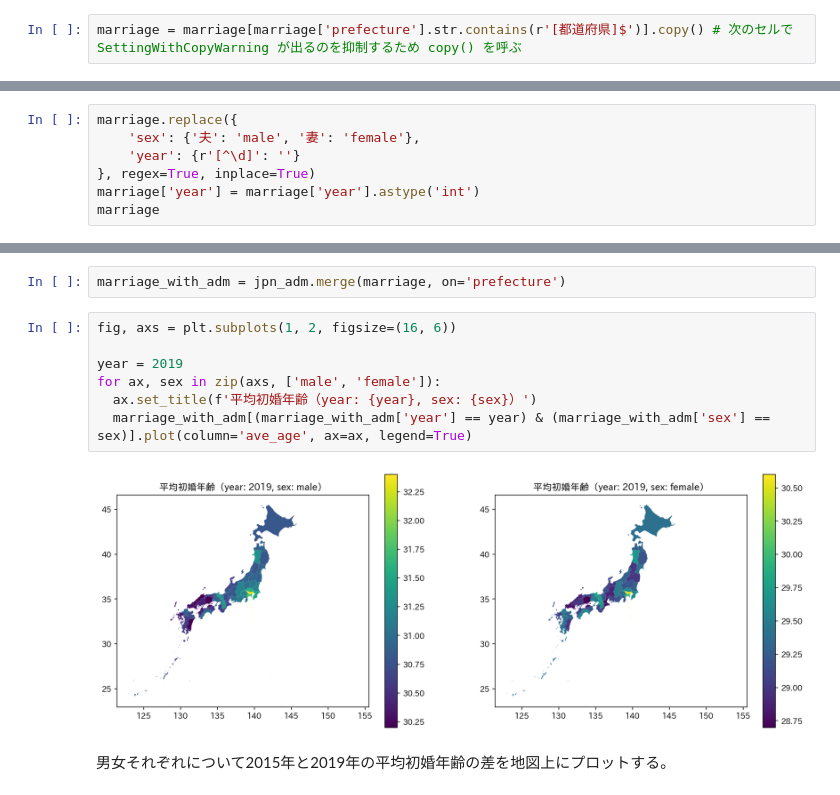
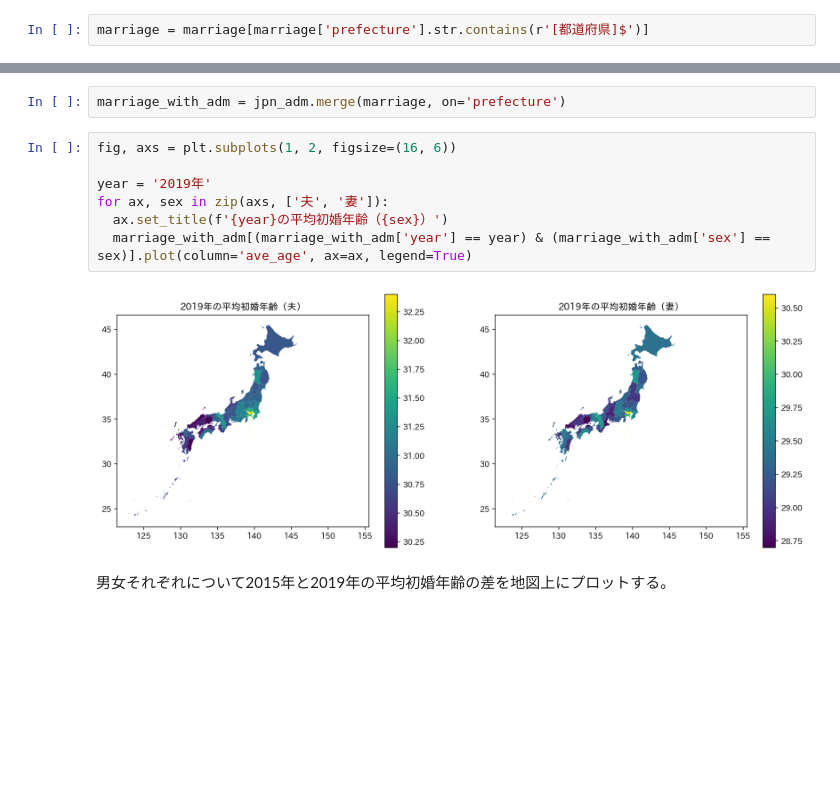
Before and after one commit to sankichi92/satelliteBook, a Jupyter notebook: notebooks/3-2-coordinate.ipynb, the cells around one changed output, grey strips where cells are left out. Saved outputs shown, nothing was run; the diff lists cells and outputs as text; blank space fills up the shorter version.

```diff
--- a/notebooks/3-2-coordinate.ipynb
+++ b/notebooks/3-2-coordinate.ipynb
@@ -67,4 +67,4 @@ marriage
 # %% [markdown]
 都道府県以外のデータを除く。
 # %%
-marriage = marriage[marriage['prefecture'].str.contains(r'[都道府県]$')].copy() # 次のセルで SettingWithCopyWarning が出るのを抑制するため copy() を呼ぶ
+marriage = marriage[marriage['prefecture'].str.contains(r'[都道府県]$')]
@@ -73,7 +70,0 @@ sex と year の値を整える。
-# %%
-marriage.replace({
-    'sex': {'夫': 'male', '妻': 'female'},
-    'year': {r'[^\d]': ''}
-}, regex=True, inplace=True)
-marriage['year'] = marriage['year'].astype('int')
-marriage
@@ -176,12 +153,12 @@ marriage_with_adm = jpn_adm.merge(marriage, on='prefecture')
 # %%
 fig, axs = plt.subplots(1, 2, figsize=(16, 6))
 
-year = 2019
-for ax, sex in zip(axs, ['male', 'female']):
-  ax.set_title(f'平均初婚年齢（year: {year}, sex: {sex}）')
+year = '2019年'
+for ax, sex in zip(axs, ['夫', '妻']):
+  ax.set_title(f'{year}の平均初婚年齢（{sex}）')
   marriage_with_adm[(marriage_with_adm['year'] == year) & (marriage_with_adm['sex'] == sex)].plot(column='ave_age', ax=ax, legend=True)
 # %% [output]
-[figure, old version]
+[figure, new version]
 # %% [markdown]
 男女それぞれについて2015年と2019年の平均初婚年齢の差を地図上にプロットする。
 # %%
```
Also changed, not shown: parts of 9 cells of this notebook.
